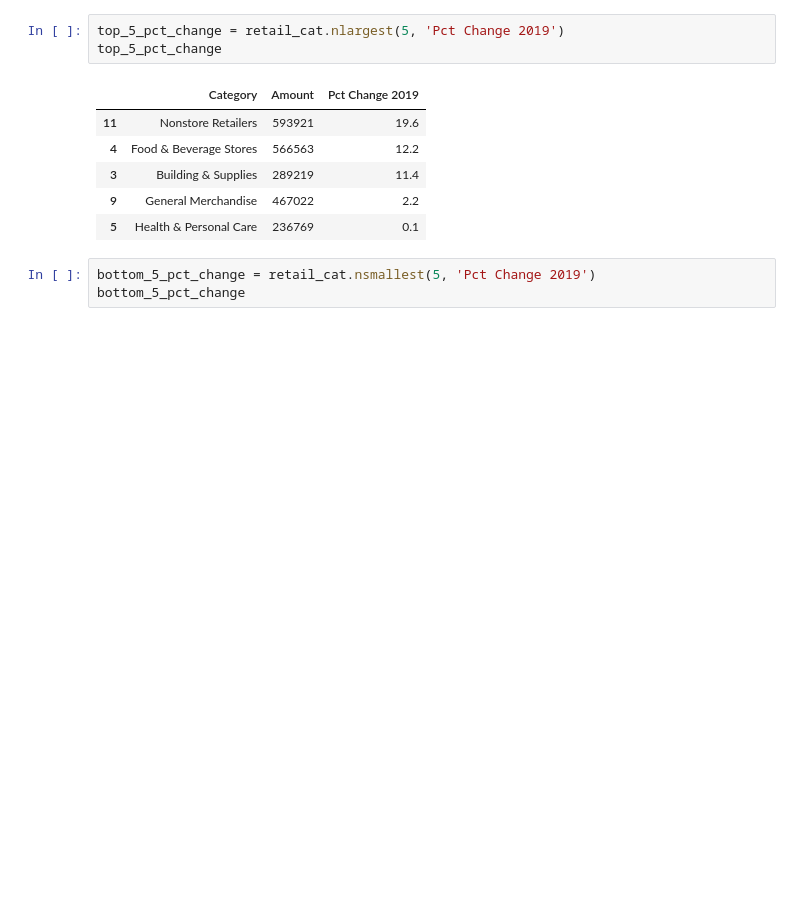
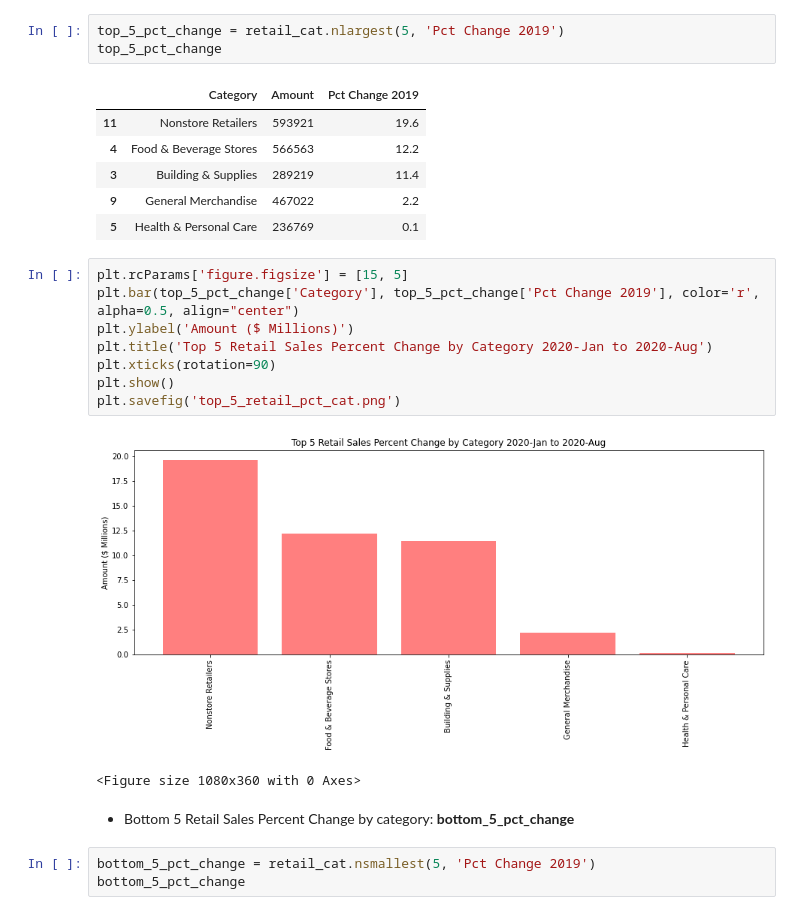
Before and after one commit to LenSin3/Conservatory-cvd19-retail, a Jupyter notebook: covid-retail.ipynb, the cells around one changed output. Cells and saved outputs as stored; diff of their text form; blank space fills up the shorter version.

```diff
--- a/covid-retail.ipynb
+++ b/covid-retail.ipynb
@@ -236,6 +329,19 @@ top_5_pct_change
 | 3 | Building & Supplies | 289219 | 11.4 |
 | 9 | General Merchandise | 467022 | 2.2 |
 | 5 | Health & Personal Care | 236769 | 0.1 |
+# %%
+plt.rcParams['figure.figsize'] = [15, 5]
+plt.bar(top_5_pct_change['Category'], top_5_pct_change['Pct Change 2019'], color='r', alpha=0.5, align="center")
+plt.ylabel('Amount ($ Millions)')
+plt.title('Top 5 Retail Sales Percent Change by Category 2020-Jan to 2020-Aug')
+plt.xticks(rotation=90)
+plt.show()
+plt.savefig('top_5_retail_pct_cat.png')
+# %% [output]
+[figure, added]
+<Figure size 1080x360 with 0 Axes>
+# %% [markdown]
+- Bottom 5 Retail Sales Percent Change by category: **bottom_5_pct_change**
 # %%
 bottom_5_pct_change = retail_cat.nsmallest(5, 'Pct Change 2019')
 bottom_5_pct_change
```
Also changed, not shown: parts of 32 cells of this notebook, 3 other files.
